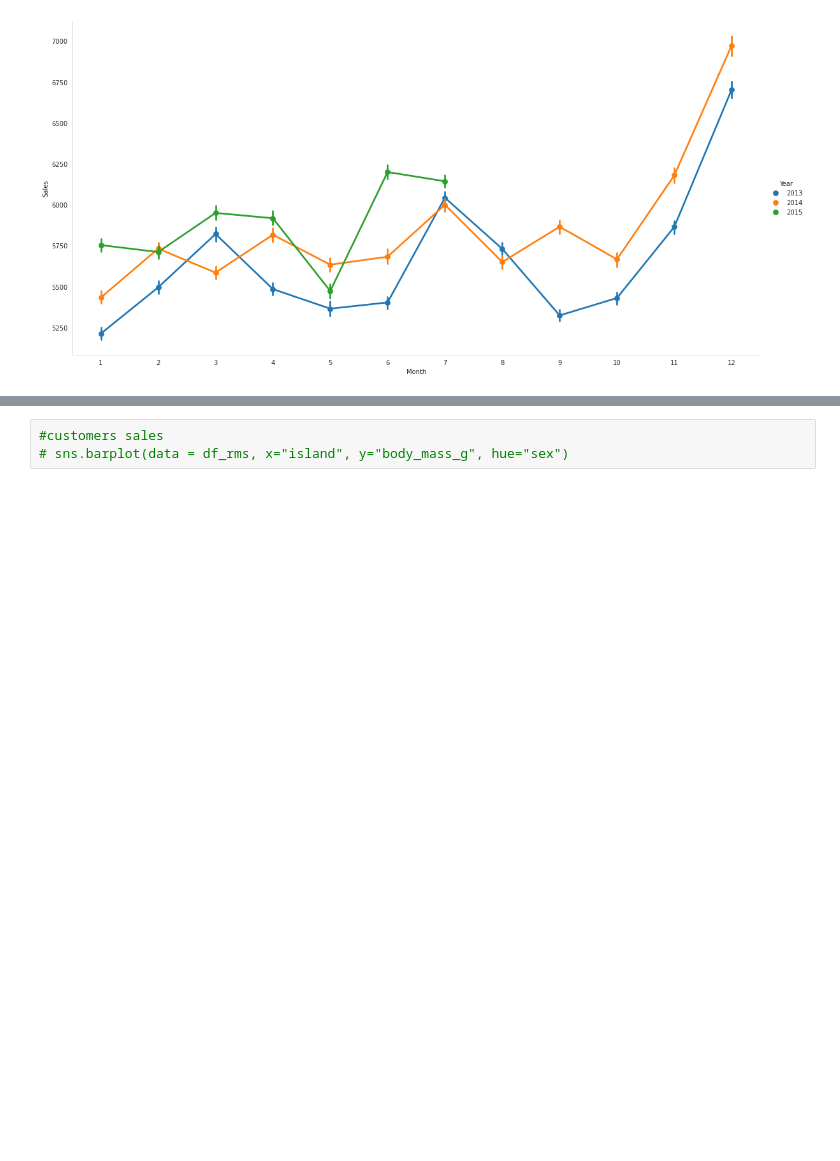
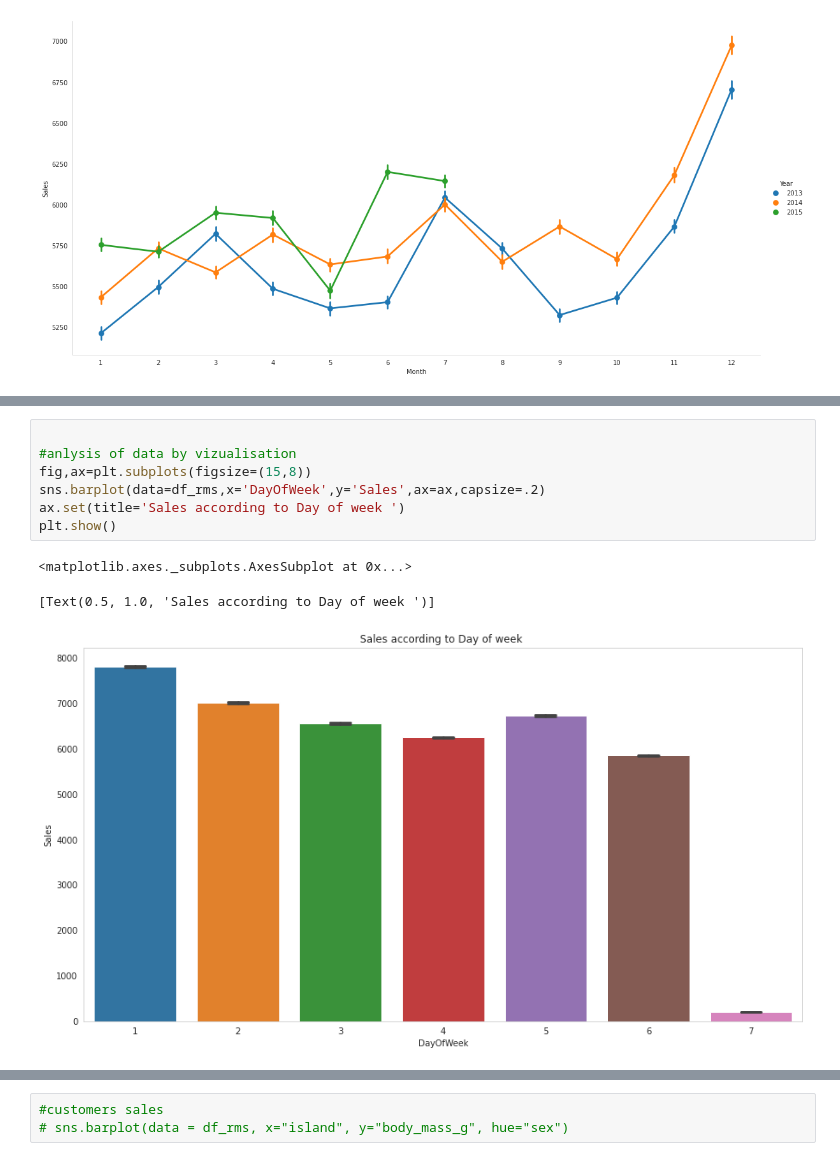
Before and after one commit to piyush02nir/Retail-Sales-Prediction, a Jupyter notebook: Retail_Sales_Prediction.ipynb, the cells around one changed output, grey strips where cells are left out. Saved outputs shown, nothing was run; the diff lists cells and outputs as text; blank space fills up the shorter version.

```diff
--- a/Retail_Sales_Prediction.ipynb
+++ b/Retail_Sales_Prediction.ipynb
@@ -525,0 +578,11 @@ sns.catplot( data=df_rms,x="Month", y="Sales", hue="Year", style="Year",kind="po
+# %%
+
+#anlysis of data by vizualisation
+fig,ax=plt.subplots(figsize=(15,8))
+sns.barplot(data=df_rms,x='DayOfWeek',y='Sales',ax=ax,capsize=.2)
+ax.set(title='Sales according to Day of week ')
+plt.show()
+# %% [output]
+<matplotlib.axes._subplots.AxesSubplot at 0x...>
+[Text(0.5, 1.0, 'Sales according to Day of week ')]
+[figure, added]
```
Also changed, not shown: parts of 46 cells of this notebook.
